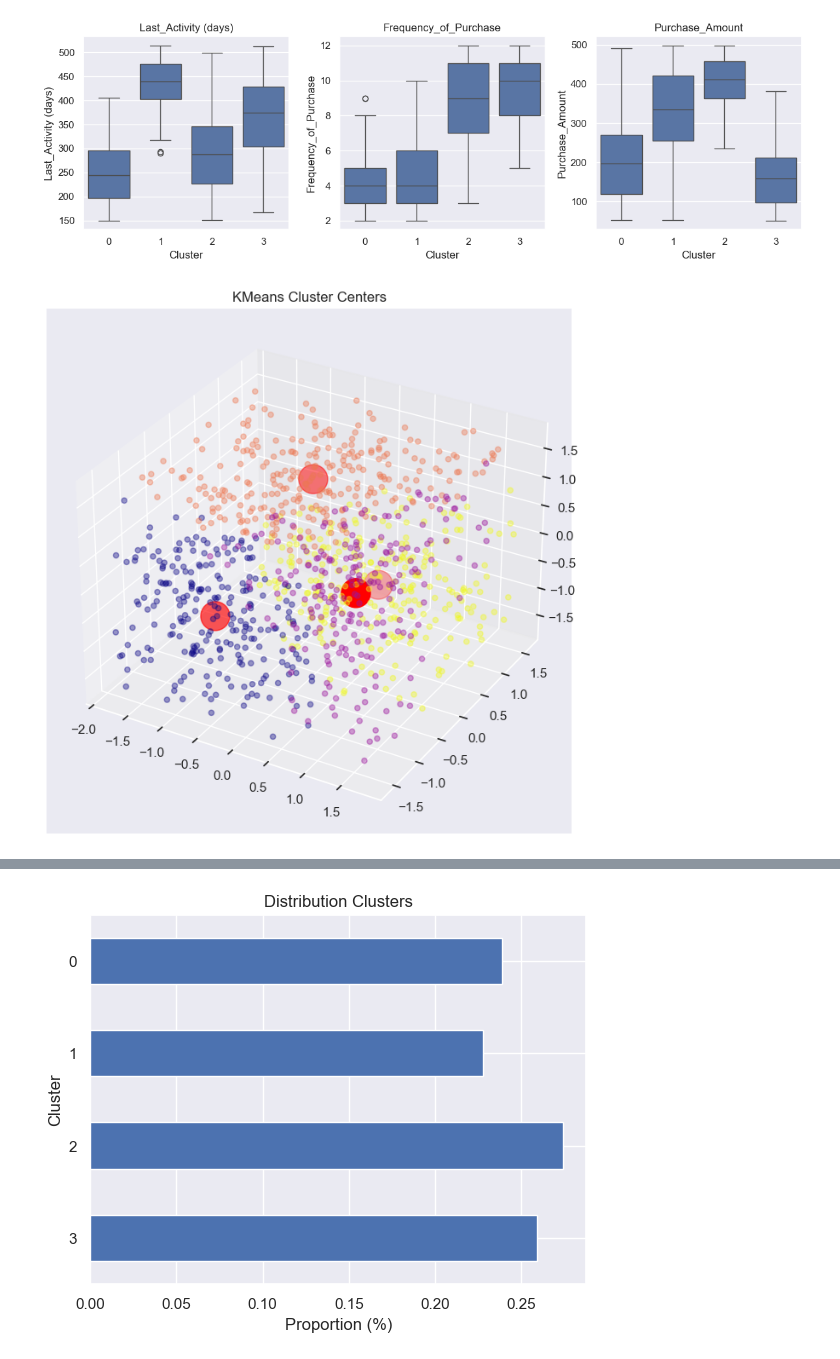
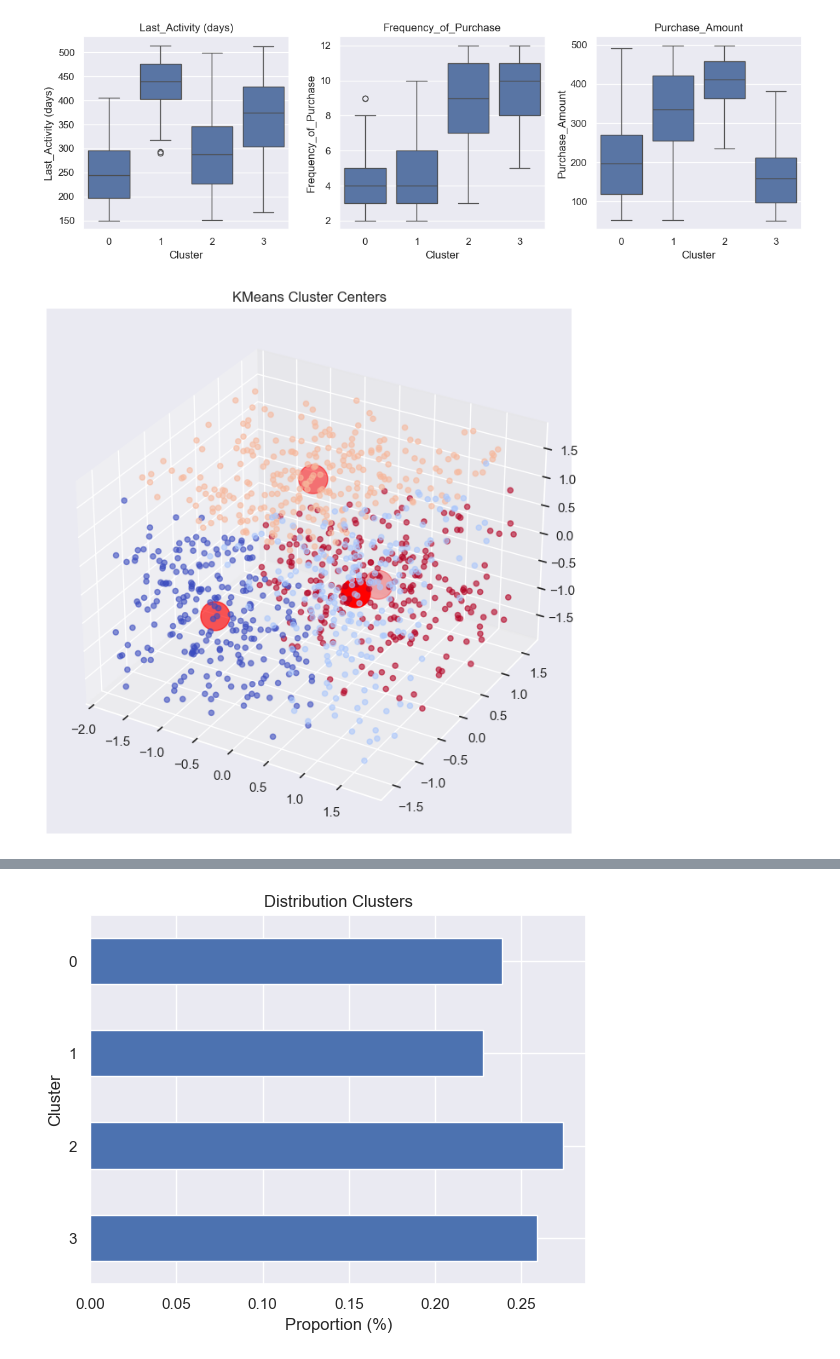
Before and after one commit to emsif84/clustering_ecommerce, a Jupyter notebook: clustering.ipynb, the cells around one changed output, grey strips where cells are left out. Saved outputs shown, nothing was run; the diff lists cells and outputs as text; code cells hidden in the pictures.

```diff
--- a/clustering.ipynb
+++ b/clustering.ipynb
@@ -571,26 +571,26 @@ for i, feature in enumerate(cluster_filter):
 # %%
 #Plot KMeans Cluster Centers
 from mpl_toolkits import mplot3d
 
 plt.figure(figsize=(8,8))
 ax = plt.axes(projection='3d')
 
 #Cluster Centers
 ax.scatter(xs=cluster_best.cluster_centers_[:, 0], \
            ys=cluster_best.cluster_centers_[:, 1], \
            zs=cluster_best.cluster_centers_[:, 2], \
            s=600,c='red',marker='o')
 
 #Cluster
 ax.scatter(xs=cluster_filter_scale[:, 0], \
            ys=cluster_filter_scale[:, 1], \
            zs=cluster_filter_scale[:, 2],c=cluster_best.labels_, \
-           alpha=.4, \
-           cmap='plasma', \
-           s=20)
+           alpha=.6, \
+           s=20, \
+           cmap='coolwarm')
 
 ax.set_title('KMeans Cluster Centers')
 ax.set_title('KMeans Cluster Centers')
 plt.show()
 # %% [output]
-[figure, old version]
+[figure, new version]
```
Also changed, not shown: parts of 2 cells of this notebook, 1 other file.
